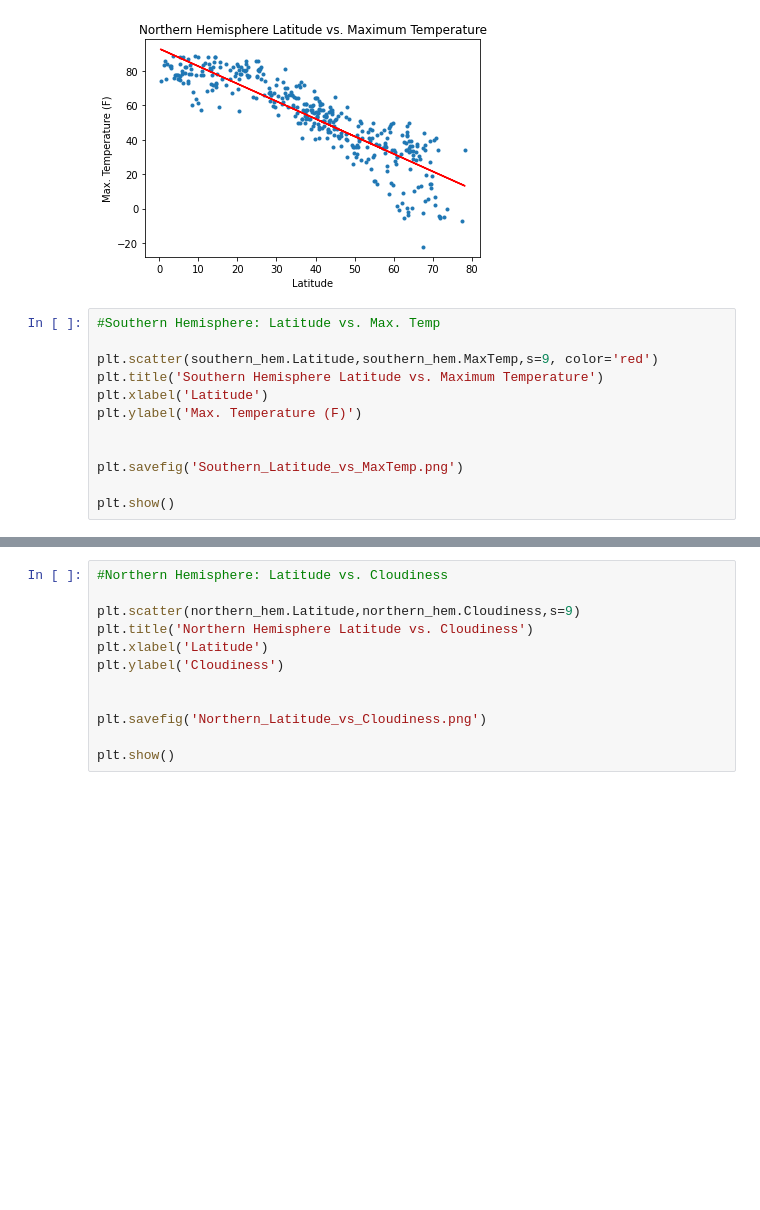
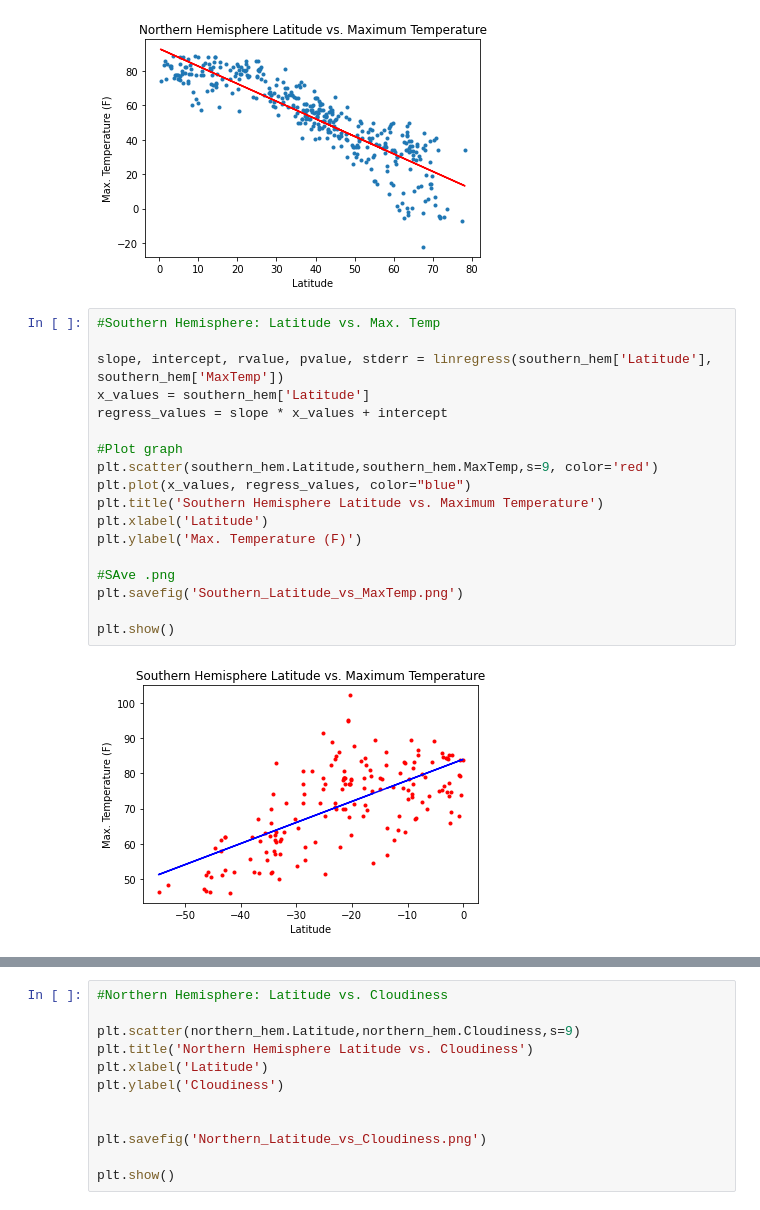
Before and after one commit to cbeachey/databootcamp-homework, a Jupyter notebook: Unit 6 API's/starter_code/WeatherPy.ipynb, the cells around one changed output, grey strips where cells are left out. Drawn from its saved outputs; the diff is of its cells as text; blank space fills up the shorter version.

Commit message:
plot

```diff
--- a/Unit 6 API's/starter_code/WeatherPy.ipynb
+++ b/Unit 6 API's/starter_code/WeatherPy.ipynb
@@ -264,14 +264,22 @@ plt.show()
 # %%
 #Southern Hemisphere: Latitude vs. Max. Temp
 
+slope, intercept, rvalue, pvalue, stderr = linregress(southern_hem['Latitude'], southern_hem['MaxTemp'])
+x_values = southern_hem['Latitude']
+regress_values = slope * x_values + intercept
+
+#Plot graph
 plt.scatter(southern_hem.Latitude,southern_hem.MaxTemp,s=9, color='red')
+plt.plot(x_values, regress_values, color="blue")
 plt.title('Southern Hemisphere Latitude vs. Maximum Temperature')
 plt.xlabel('Latitude')
 plt.ylabel('Max. Temperature (F)')
 
-
+#SAve .png
 plt.savefig('Southern_Latitude_vs_MaxTemp.png')
 
 plt.show()
+# %% [output]
+[figure, added]
 # %%
 #Northern Hemisphere: Latitude vs. Humidity
```
Also changed, not shown: parts of 2 cells of this notebook, 3 other files.
